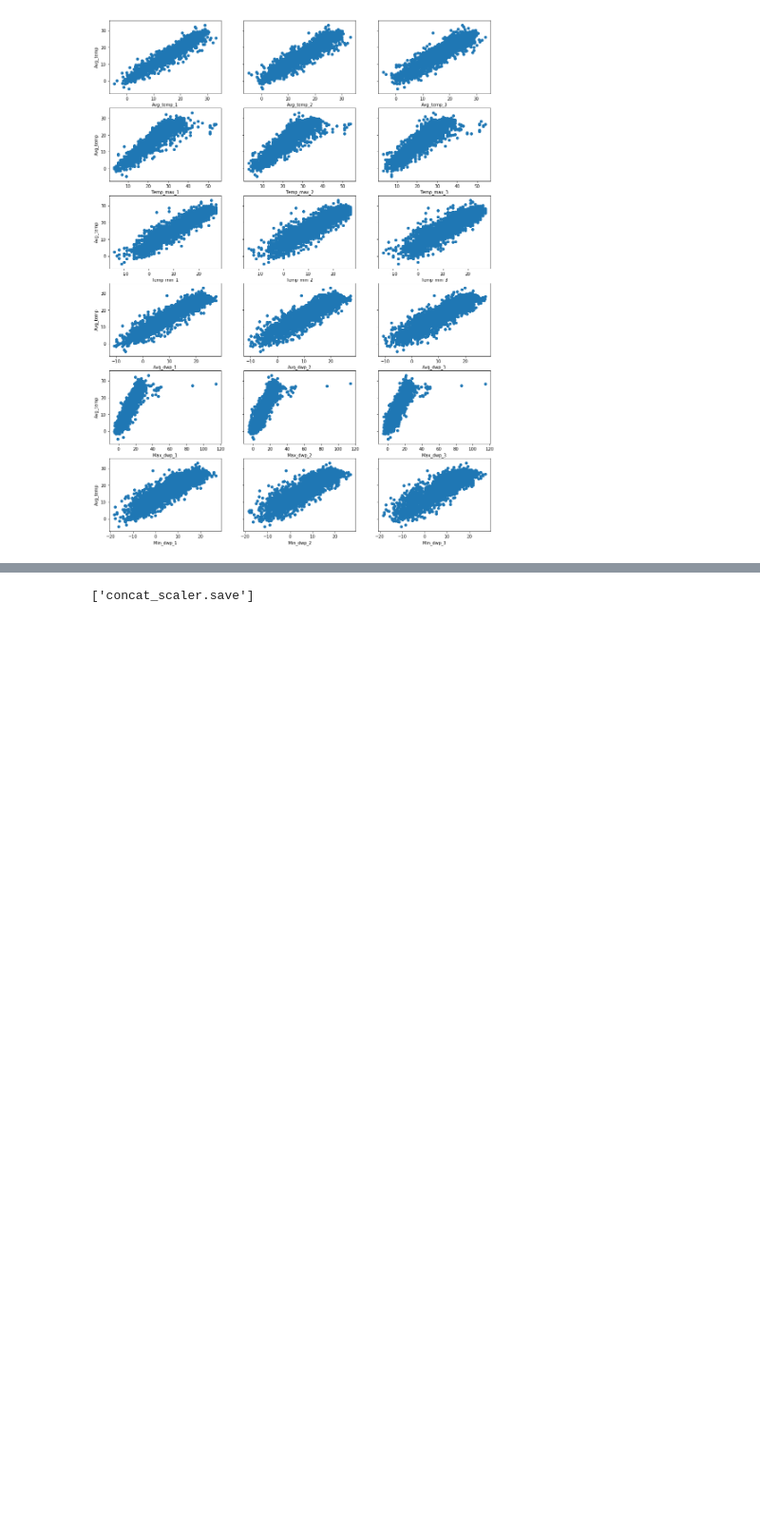
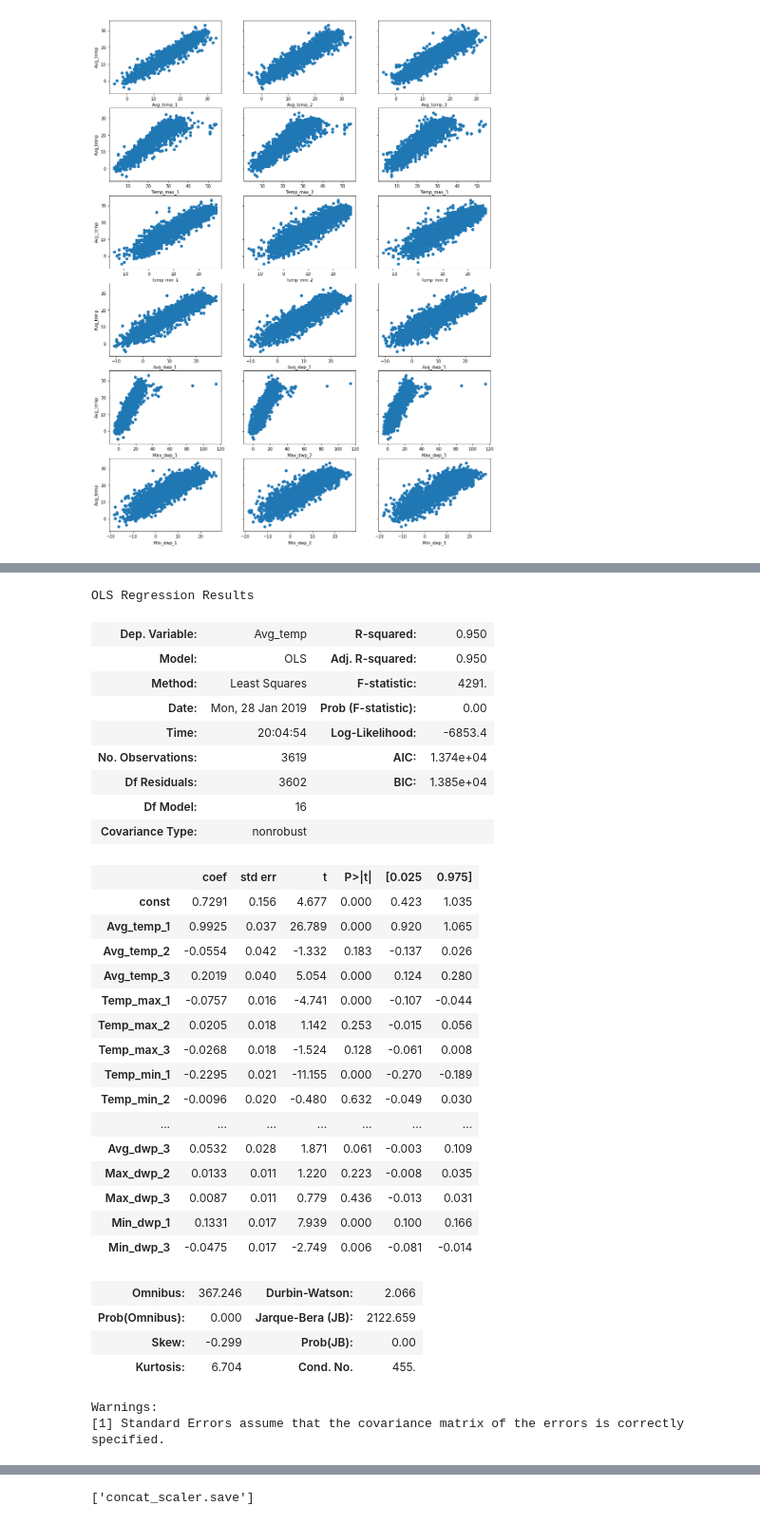
Before and after one commit to cyntiamk/weather_prediction_2, a Jupyter notebook: models_test_feats.ipynb, the cells around one changed output, grey strips where cells are left out. Shown at 95% size. Drawn from its saved outputs; the diff is of its cells as text; code cells hidden in the pictures; blank space fills up the shorter version.

```diff
--- a/models_test_feats.ipynb
+++ b/models_test_feats.ipynb
@@ -76,0 +189,40 @@ plt.show()
+# %%
+X = X.drop('Min_dwp_2', axis=1)
+
+# (5) Fit the model
+model = sm.OLS(y, X).fit()
+
+model.summary()
+# %% [output]
+OLS Regression Results
+| Dep. Variable: | Avg_temp | R-squared: | 0.950 |
+| Model: | OLS | Adj. R-squared: | 0.950 |
+| Method: | Least Squares | F-statistic: | 4291. |
+| Date: | Mon, 28 Jan 2019 | Prob (F-statistic): | 0.00 |
+| Time: | 20:04:54 | Log-Likelihood: | -6853.4 |
+| No. Observations: | 3619 | AIC: | 1.374e+04 |
+| Df Residuals: | 3602 | BIC: | 1.385e+04 |
+| Df Model: | 16 |  |  |
+| Covariance Type: | nonrobust |  |  |
+|  | coef | std err | t | P>|t| | [0.025 | 0.975] |
+| const | 0.7291 | 0.156 | 4.677 | 0.000 | 0.423 | 1.035 |
+| Avg_temp_1 | 0.9925 | 0.037 | 26.789 | 0.000 | 0.920 | 1.065 |
+| Avg_temp_2 | -0.0554 | 0.042 | -1.332 | 0.183 | -0.137 | 0.026 |
+| Avg_temp_3 | 0.2019 | 0.040 | 5.054 | 0.000 | 0.124 | 0.280 |
+| Temp_max_1 | -0.0757 | 0.016 | -4.741 | 0.000 | -0.107 | -0.044 |
+| Temp_max_2 | 0.0205 | 0.018 | 1.142 | 0.253 | -0.015 | 0.056 |
+| Temp_max_3 | -0.0268 | 0.018 | -1.524 | 0.128 | -0.061 | 0.008 |
+| Temp_min_1 | -0.2295 | 0.021 | -11.155 | 0.000 | -0.270 | -0.189 |
+| Temp_min_2 | -0.0096 | 0.020 | -0.480 | 0.632 | -0.049 | 0.030 |
+| ... | ... | ... | ... | ... | ... | ... |
+| Avg_dwp_3 | 0.0532 | 0.028 | 1.871 | 0.061 | -0.003 | 0.109 |
+| Max_dwp_2 | 0.0133 | 0.011 | 1.220 | 0.223 | -0.008 | 0.035 |
+| Max_dwp_3 | 0.0087 | 0.011 | 0.779 | 0.436 | -0.013 | 0.031 |
+| Min_dwp_1 | 0.1331 | 0.017 | 7.939 | 0.000 | 0.100 | 0.166 |
+| Min_dwp_3 | -0.0475 | 0.017 | -2.749 | 0.006 | -0.081 | -0.014 |
+| Omnibus: | 367.246 | Durbin-Watson: | 2.066 |
+| Prob(Omnibus): | 0.000 | Jarque-Bera (JB): | 2122.659 |
+| Skew: | -0.299 | Prob(JB): | 0.00 |
+| Kurtosis: | 6.704 | Cond. No. | 455. |
+Warnings:
+[1] Standard Errors assume that the covariance matrix of the errors is correctly specified.
```
Also changed, not shown: parts of 27 cells of this notebook, 8 other files.
